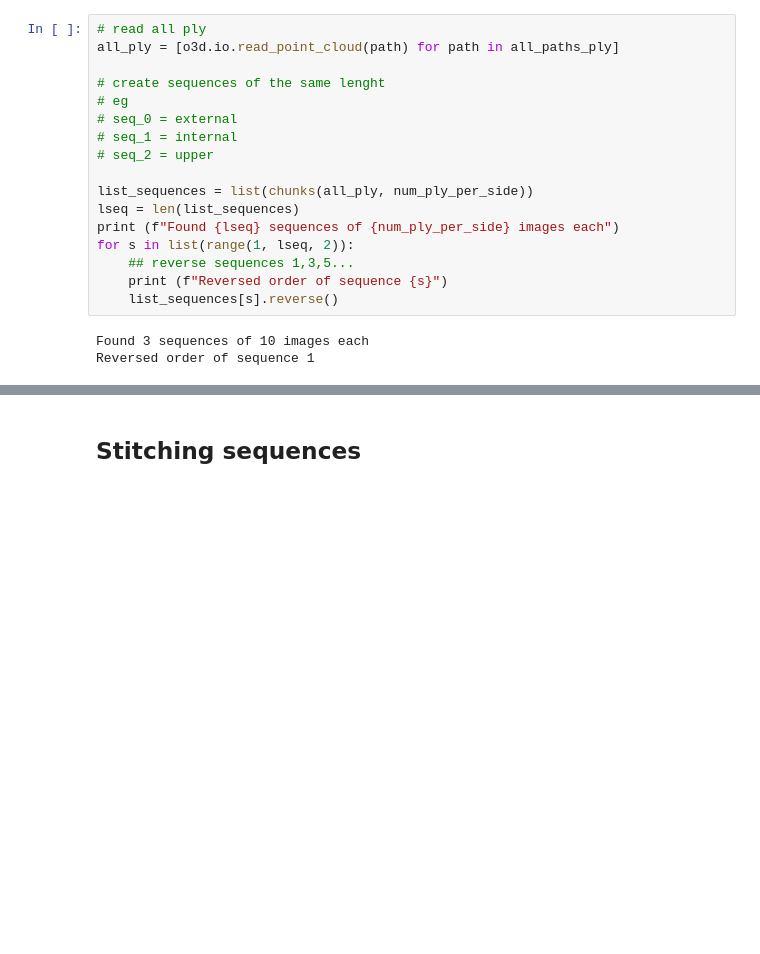
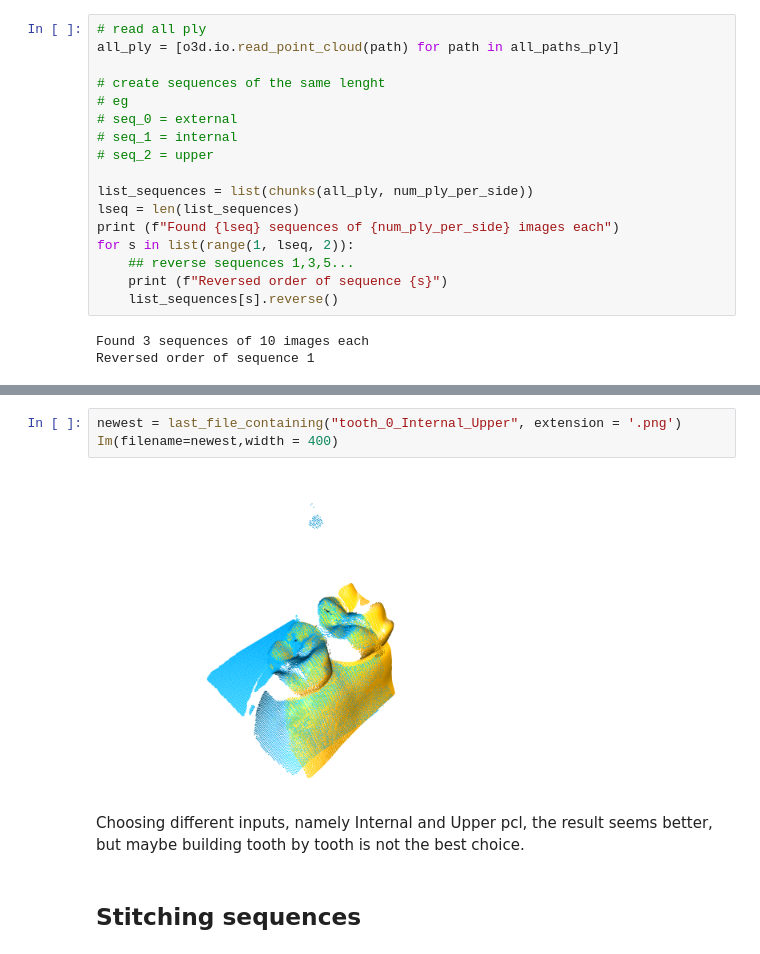
Before and after one commit to BasianLesi/02507-Project_work_Image_Analysis_and_Computer_Graphics, a Jupyter notebook: explanatory_notebooks/2_Stitch_Input_PointClouds.ipynb, the cells around one changed output, grey strips where cells are left out. Saved outputs shown, nothing was run; the diff lists cells and outputs as text; blank space fills up the shorter version.

```diff
--- a/explanatory_notebooks/2_Stitch_Input_PointClouds.ipynb
+++ b/explanatory_notebooks/2_Stitch_Input_PointClouds.ipynb
@@ -88,3 +224,10 @@ Reversed order of sequence 1
+# %%
+newest = last_file_containing("tooth_0_Internal_Upper", extension = '.png')
+Im(filename=newest,width = 400)
+# %% [output]
+[figure, added]
+# %% [markdown]
+Choosing different inputs, namely Internal and Upper pcl, the result seems better, but maybe building tooth by tooth is not the best choice.
 # %% [markdown]
 ## Stitching sequences
 # %% [markdown]
```
Also changed, not shown: parts of 8 cells of this notebook, 8 other files.
